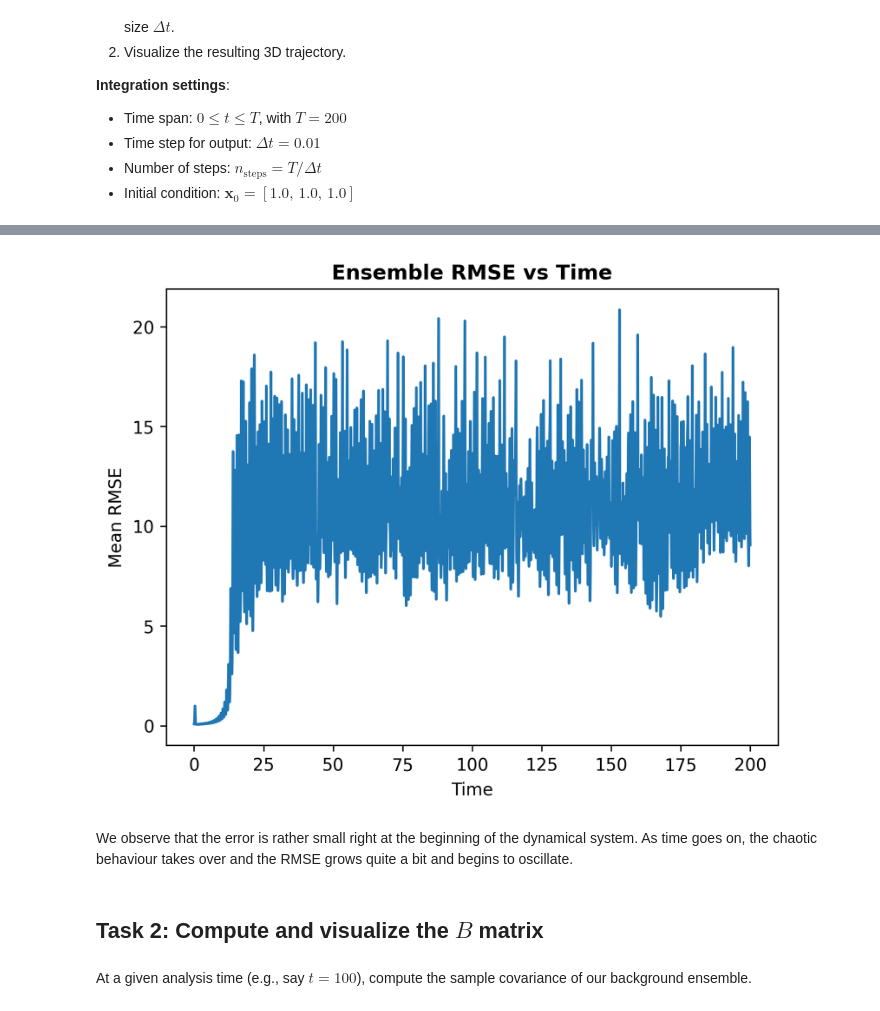
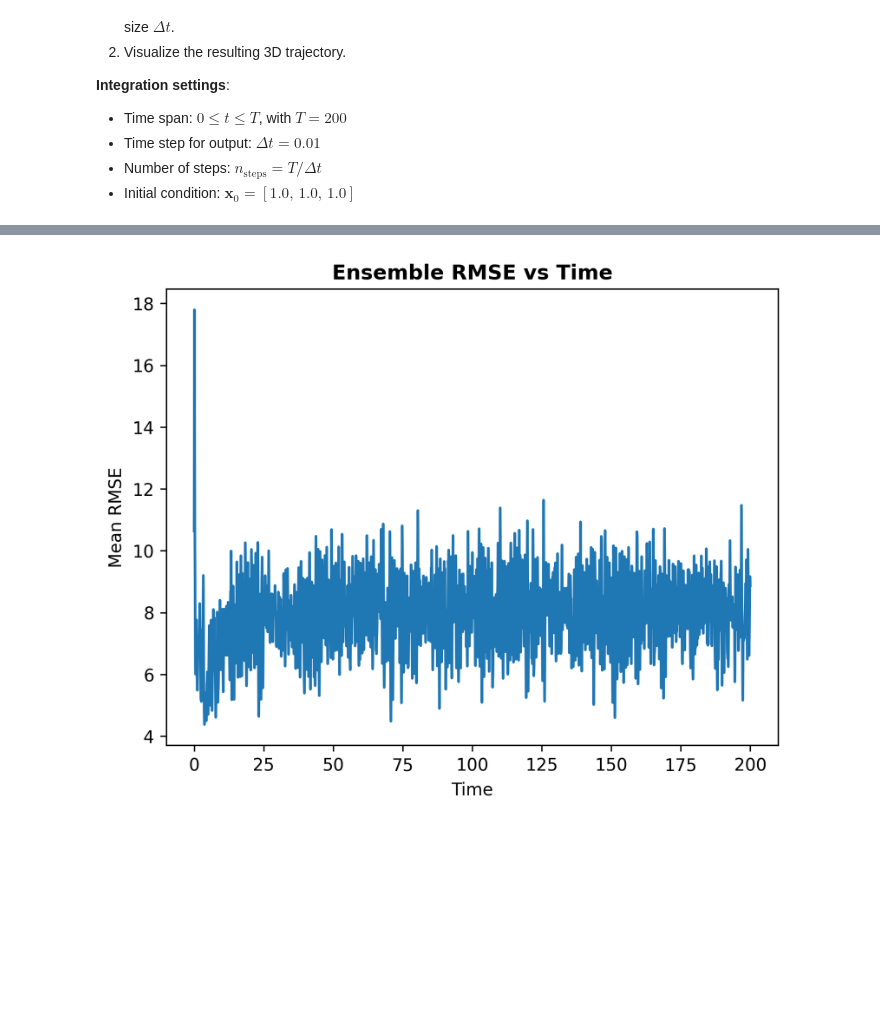
Before and after one commit to jn-stw/3DVar_MLP, a Jupyter notebook: main.ipynb, the cells around one changed output, grey strips where cells are left out. Cells and saved outputs as stored; diff of their text form; code cells hidden in the pictures; blank space fills up the shorter version.

```diff
--- a/main.ipynb
+++ b/main.ipynb
@@ -95,31 +124,20 @@ We compute one "ground-truth" Lorenz'63 run. Afterwards we run 20 more, compute
+# %%
+N_ens = 10
+x0_ens = np.random.uniform(-20, 20, size=(N_ens, 3))
+free_runs = batch_integrate(x0_ens, n_truth)
+
+ens_mean = free_runs.mean(axis=0)
+sq_err   = (free_runs - ens_mean[None, :, :])**2
+rmse_t   = np.sqrt(sq_err.mean(axis=(0, 2)))
+
+X_prime = free_runs[:, -1, :] - free_runs[:, -1, :].mean(axis=0)
+B = X_prime.T @ X_prime / (N_ens - 1)
 # %%
-sol_ref = solve_ivp(fun=lorenz63, t_span=(0, T), y0=x0, t_eval=times, max_step=dt)
-truth = sol_ref.y
-
-N = 20
-perturbs = np.random.normal(scale=0.1, size=(N, 3))
-trajectories = np.zeros((N, 3, len(times)))
-
-for i in range(N):
-    sol = solve_ivp(fun=lorenz63, t_span=(0, T), y0=x0 + perturbs[i],
-                    t_eval=times, max_step=dt)
-    trajectories[i] = sol.y
-
-rmse_individual = np.sqrt(np.mean((trajectories - truth[None,:,:])**2, axis=1))
-
-rmse_mean = rmse_individual.mean(axis=0)
-
 plt.figure(dpi=300)
-plt.plot(times, rmse_mean)
+plt.plot(org_time, rmse_t)
 plt.xlabel("Time")
 plt.ylabel("Mean RMSE")
 plt.title("Ensemble RMSE vs Time", fontweight="bold")
 plt.show()
 # %% [output]
-[figure, old version]
+[figure, new version]
-# %% [markdown]
-We observe that the error is rather small right at the beginning of the dynamical system. As time goes on, the chaotic behaviour takes over and the RMSE grows quite a bit and begins to oscillate.
-# %% [markdown]
-## Task 2: Compute and visualize the $B$ matrix
-# %% [markdown]
-At a given analysis time (e.g., say $t = 100$), compute the sample covariance of our background ensemble.
```
Also changed, not shown: parts of 16 cells of this notebook.
